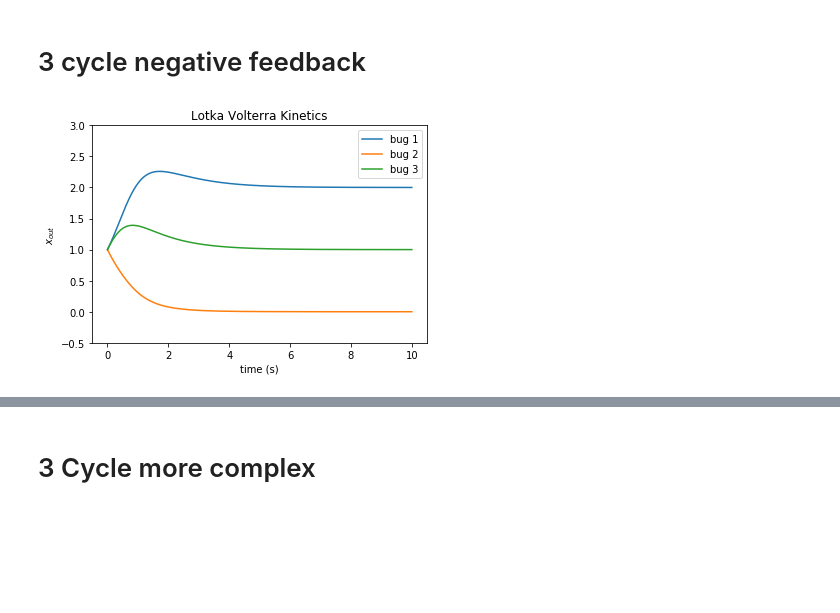
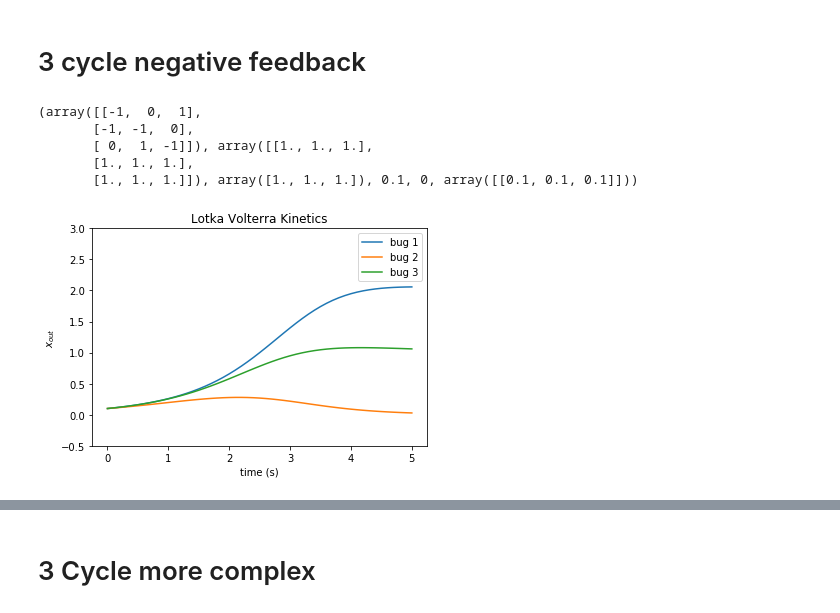
Before and after one commit to jendawkins/prod_of_experts, a Jupyter notebook: 3D data generation.ipynb, the cells around one changed output, grey strips where cells are left out. Saved outputs shown, nothing was run; the diff lists cells and outputs as text; code cells hidden in the pictures; blank space fills up the shorter version.

```diff
--- a/3D data generation.ipynb
+++ b/3D data generation.ipynb
@@ -105,7 +114,7 @@ r = [1,1,1]
 for bval in np.arange(.1,1,.1):
     b = bval*np.ones(a.shape)
 
-    o = generate_data(a,b,r,resolution,1,xin = np.array([[.1,.1,.1]]))[0]
+    o,g = generate_data(a,b,r,resolution,1,xin = np.array([[.1,.1,.1]]))
     for bb in range(num_bugs):
         plt.plot(tvec,o[:,bb],label = 'bug ' + str(bb+1))
         plt.legend()
@@ -114,7 +123,18 @@ for bval in np.arange(.1,1,.1):
         plt.ylabel(r'$x_{out}$')
         plt.ylim([0,2])
 #     plt.show()
-    plt.savefig(impath + 'mm_coop_time' + str(tm) + '_dt' + str(resolution).replace('.','-') + '_bval' + str(np.round(bval,1)).replace('.','-')+ '.png')
+#     plt.savefig(impath + 'mm_coop_time' + str(tm) + '_dt' + str(resolution).replace('.','-') + '_bval' + str(np.round(bval,1)).replace('.','-')+ '.png')
 
     plt.show()
+
+    for bb in range(num_bugs):
+        plt.plot(tvec,g[:,bb],label = 'bug ' + str(bb+1))
+        plt.legend()
+        plt.title('g(x) - Saturate-able Kinetics - Kij = ' + str(bval))
+        plt.xlabel('time (s)')
+        plt.ylabel(r'$x_{out}$')
+#     plt.show()
+#     plt.savefig(impath + 'mm_coop_time' + str(tm) + '_dt' + str(resolution).replace('.','-') + '_bval' + str(np.round(bval,1)).replace('.','-')+ '.png')
+
+    plt.show()
 # %% [output]
@@ -137,7 +161,7 @@ for d in np.arange(.1,3,.1):
     tm = 10
     num_bugs = a.shape[0]
 
-    o = generate_data(a,b,r,resolution,0,xin = np.array([[1,1]]), time = tm)[0]
+    o,g = generate_data(a,b,r,resolution,0,xin = np.array([[1,1]]), time = tm)
     for bb in range(num_bugs):
         plt.plot(o[:,bb],label = 'bug ' + str(bb+1))
         plt.legend()
@@ -156,13 +180,13 @@ for d in np.arange(.1,3,.1):
 
         resolution = .1
         tm = 100
-        o = generate_data(a,b,r,resolution,1,xin = np.array([[1,1]]), time = tm)[0]
+        o,g = generate_data(a,b,r,resolution,1,xin = np.array([[1,1]]), time = tm)
         for bb in range(num_bugs):
             plt.plot(o[:,bb],label = 'bug ' + str(bb+1))
             plt.legend()
             plt.title('Saturate-able Kinetics - Kij = ' + str(bval) + ', d = ' + str(d))
             plt.xlabel(r'$x_{in}$')
             plt.ylabel(r'$x_{out}$')
-        plt.savefig(impath + 'mm_2cycle' + str(tm) + '_dt' + str(resolution).replace('.','-') + '_bval' + str(np.round(bval,1)).replace('.','-') + '.png')
+#         plt.savefig(impath + 'mm_2cycle' + str(tm) + '_dt' + str(resolution).replace('.','-') + '_bval' + str(np.round(bval,1)).replace('.','-') + '.png')
         plt.show()
 # %% [output]
@@ -228,25 +250,47 @@ for bval in np.arange(.1,1,.1):
 [figure]
 # %% [markdown]
 # 3 cycle negative feedback
+# %%
+print((a,b,r,resolution,0,np.array([[.1,.1,.1]])))
+# %% [output]
+(array([[-1,  0,  1],
+       [-1, -1,  0],
+       [ 0,  1, -1]]), array([[1., 1., 1.],
+       [1., 1., 1.],
+       [1., 1., 1.]]), array([1., 1., 1.]), 0.1, 0, array([[0.1, 0.1, 0.1]]))
 # %%
 d = 1
 a = np.array([[-1,0, d],[-d,-1,0],[0,d,-1]])
 r = np.array(np.ones(a.shape[0]))
 b = np.ones(a.shape)
-tm = 10
+tm = 5
 num_bugs = a.shape[0]
 
-resolution = .01
-tm = 10
-o = generate_data(a,b,r,resolution,0,xin = np.array([[1,1,1]]), time = tm)[0]
+resolution = .1
+tm = 5
+tvec = np.arange(0,tm+resolution,resolution)
+o,g = generate_data(a,b,r,resolution,0,xin = np.array([[.1,.1,.1]]), time = tm)
+
+tvec = np.arange(0,tm+resolution,resolution)
 for bb in range(num_bugs):
     plt.plot(tvec,o[:,bb],label = 'bug ' + str(bb+1))
     plt.legend()
     plt.title('Lotka Volterra Kinetics')
     plt.xlabel('time (s)')
     plt.ylabel(r'$x_{out}$')
     plt.ylim([-.5,3])
-plt.savefig(impath + 'lv_3cycle' + str(tm) + '_dt' + str(resolution).replace('.','-') + '_gain' + str(d)+'.png')
+# plt.savefig(impath + 'lv_3cycle' + str(tm) + '_dt' + str(resolution).replace('.','-') + '_gain' + str(d)+'.png')
 plt.show()
+
+xin = o
+out = michaelis_menten2(xin,a,b,0)
+for bb in range(num_bugs):
+    plt.plot(tvec,out[:,bb],label = 'bug ' + str(bb+1))
+#     plt.plot(tvec,g[:,bb],label = 'bug ' + str(bb+1))
+    plt.legend()
+    plt.title('g(x) Lotka Volterra Kinetics')
+    plt.xlabel('time (s)')
+    plt.ylabel(r'$x_{out}$')
+#     plt.ylim([-.5,3])
 # %% [output]
-[figure, old version]
+[figure, new version]
```
Also changed, not shown: parts of 10 cells of this notebook, 49 other files.
